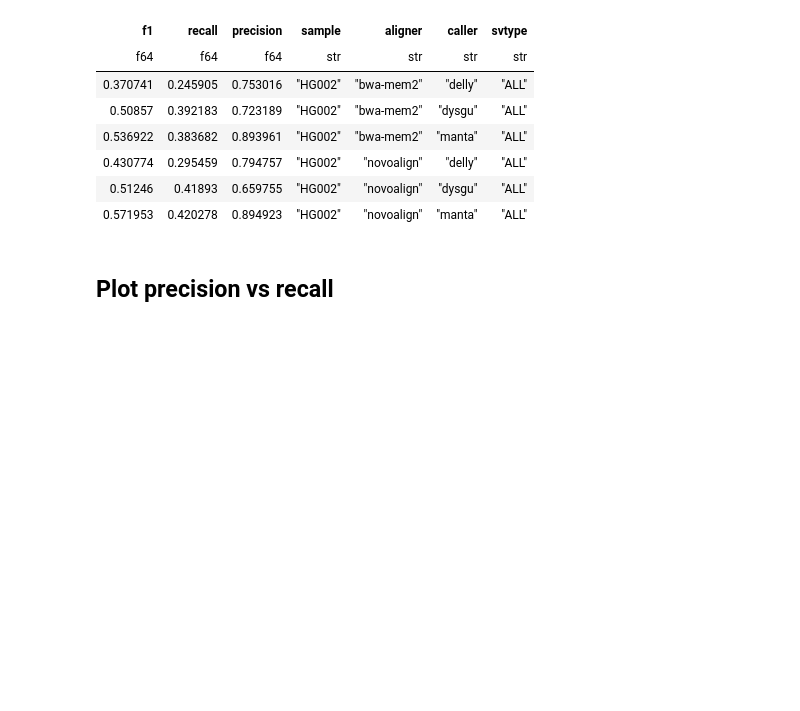
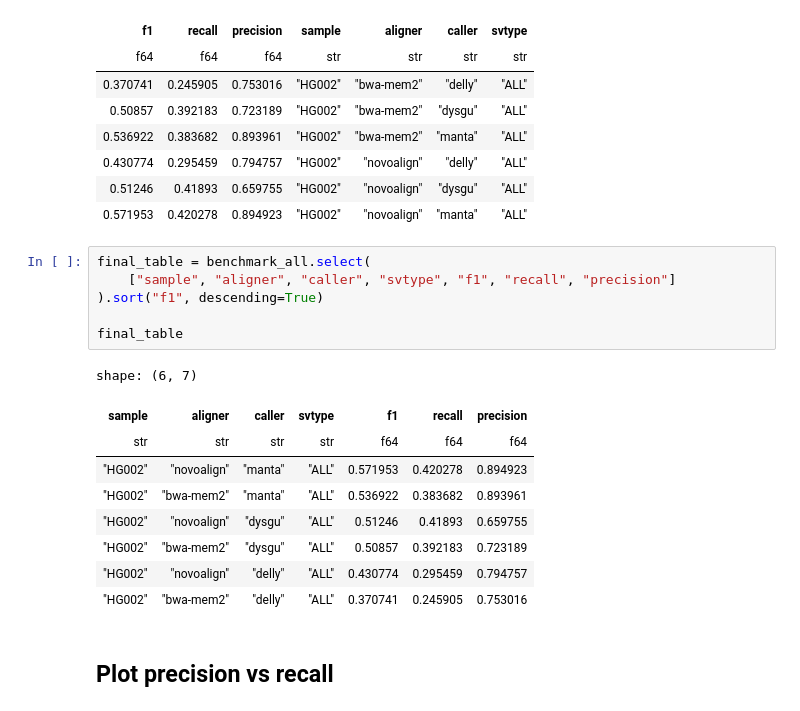
Before and after one commit to jsquaredosquared/novocraft-sv-benchmarking, a Jupyter notebook: workflow/notebooks/generate_plots.py.ipynb, the cells around one changed output. Drawn from its saved outputs; the diff is of its cells as text; blank space fills up the shorter version.

Commit message:
Generated 'final' table and plot

```diff
--- a/workflow/notebooks/generate_plots.py.ipynb
+++ b/workflow/notebooks/generate_plots.py.ipynb
@@ -92,6 +92,22 @@ shape: (6, 7)
 | 0.430774 | 0.295459 | 0.794757 | "HG002" | "novoalign" | "delly" | "ALL" |
 | 0.51246 | 0.41893 | 0.659755 | "HG002" | "novoalign" | "dysgu" | "ALL" |
 | 0.571953 | 0.420278 | 0.894923 | "HG002" | "novoalign" | "manta" | "ALL" |
+# %%
+final_table = benchmark_all.select(
+    ["sample", "aligner", "caller", "svtype", "f1", "recall", "precision"]
+).sort("f1", descending=True)
+
+final_table
+# %% [output]
+shape: (6, 7)
+| sample | aligner | caller | svtype | f1 | recall | precision |
+| str | str | str | str | f64 | f64 | f64 |
+| "HG002" | "novoalign" | "manta" | "ALL" | 0.571953 | 0.420278 | 0.894923 |
+| "HG002" | "bwa-mem2" | "manta" | "ALL" | 0.536922 | 0.383682 | 0.893961 |
+| "HG002" | "novoalign" | "dysgu" | "ALL" | 0.51246 | 0.41893 | 0.659755 |
+| "HG002" | "bwa-mem2" | "dysgu" | "ALL" | 0.50857 | 0.392183 | 0.723189 |
+| "HG002" | "novoalign" | "delly" | "ALL" | 0.430774 | 0.295459 | 0.794757 |
+| "HG002" | "bwa-mem2" | "delly" | "ALL" | 0.370741 | 0.245905 | 0.753016 |
 # %% [markdown]
 ## Plot precision vs recall
 # %%
```
Also changed, not shown: parts of 3 cells of this notebook, 2 other files.
